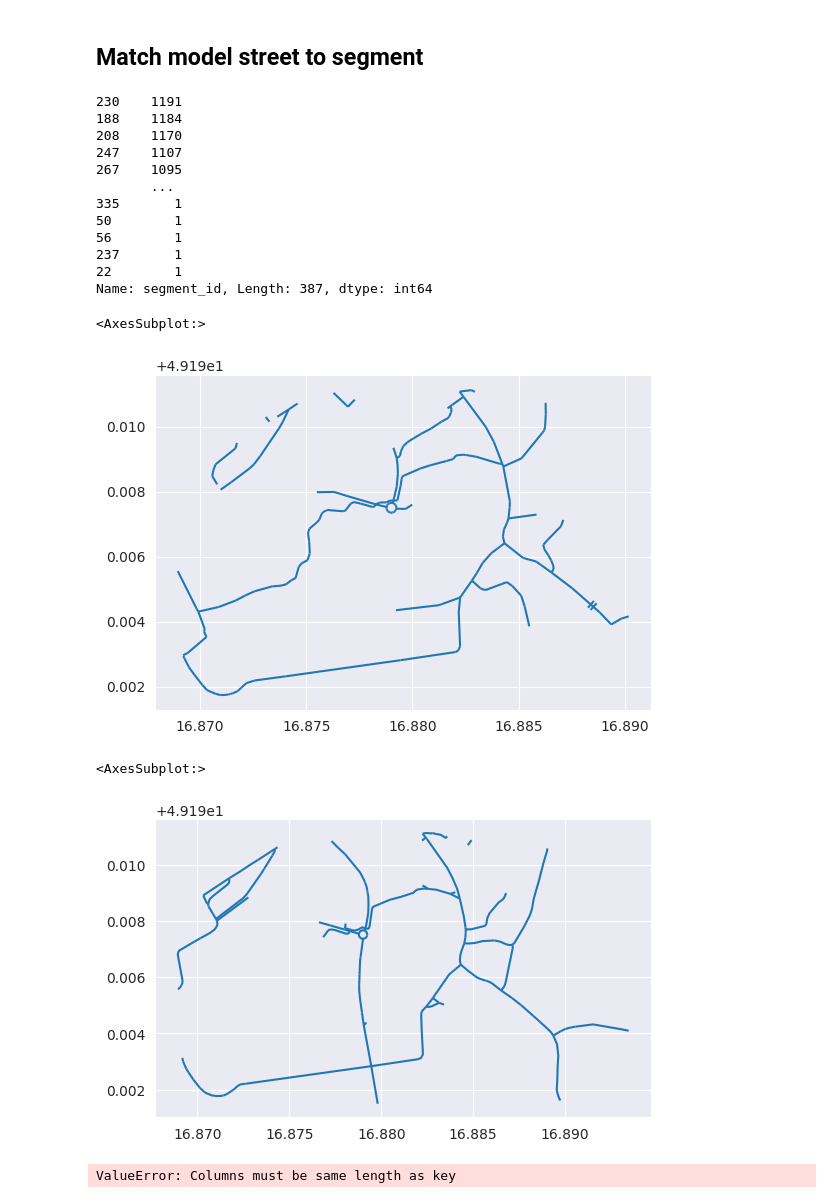
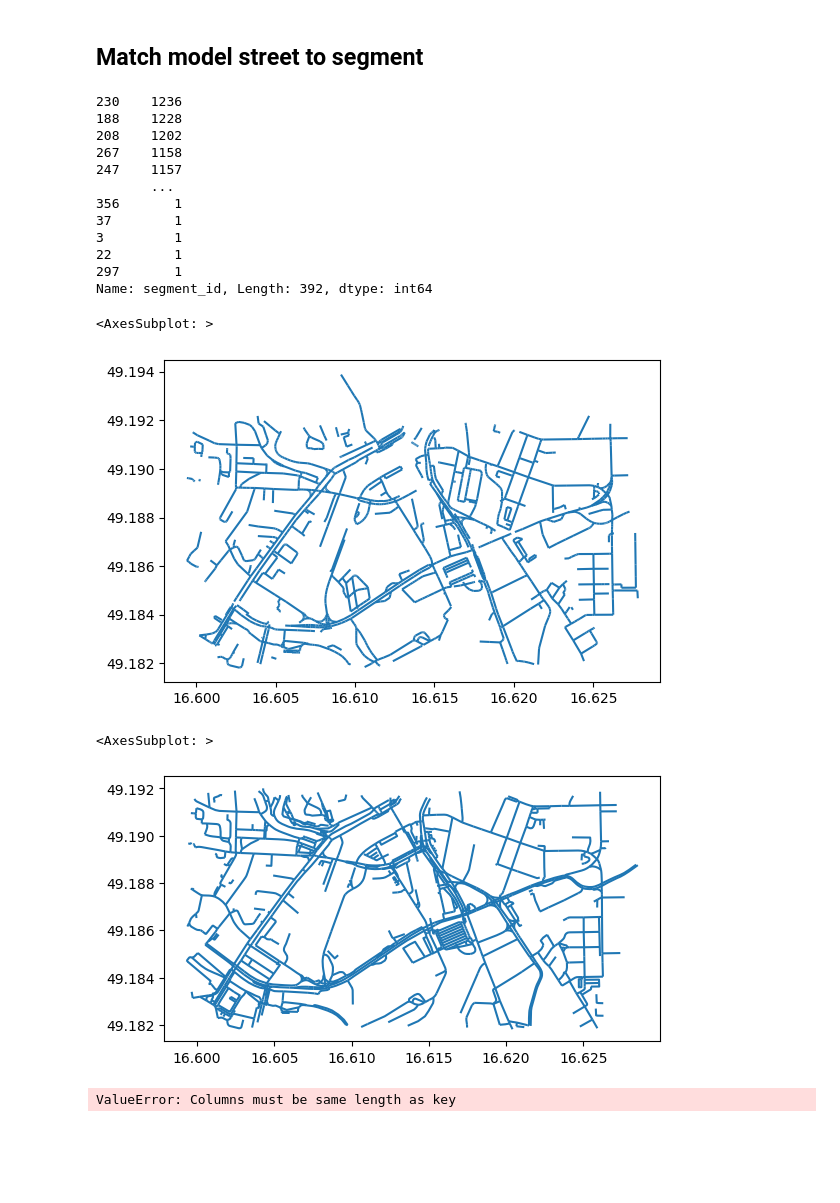
Before and after one commit to Radluy/Cycling-traffic-intensity-Brno, a Jupyter notebook: model_setup.ipynb, the cells around one changed output. Saved outputs shown, nothing was run; the diff lists cells and outputs as text; code cells hidden in the pictures; blank space fills up the shorter version.

```diff
--- a/model_setup.ipynb
+++ b/model_setup.ipynb
@@ -202,6 +204,7 @@ segments_matrix = generate_segments(bbox, NUM_OF_SEGMENTS)
 ## Match model street to segment
 # %%
 def is_in_segment(row_bbox, segment):
+    # check if falls fully into the segment (leaves streets that break segment borders)
     if row_bbox[0] < segment[0]:  # min X
         return False
     if row_bbox[1] < segment[1]:  # min Y
@@ -213,6 +216,18 @@ def is_in_segment(row_bbox, segment):
     # print(f"segment: {segment}\nrow: {row_bbox}")
     return True
 
+
+def alternative_is_in_segment(row_bbox, segment):
+    # check if start of the street lays in the segment
+    if (row_bbox[0] > segment[0]) and \
+       (row_bbox[0] < segment[2]) and \
+       (row_bbox[1] > segment[1]) and \
+       (row_bbox[1] < segment[3]):
+        return True
+    else:
+        return False
+
+
 def assign_segments_to_dataset(dataset, segment_matrix, id_column):
     segment_ids = []
     street_ids = []
@@ -221,7 +236,7 @@ def assign_segments_to_dataset(dataset, segment_matrix, id_column):
         # check every segment
         for index, segment in enumerate(segment_matrix):
             # save found segment and street ID
-            if is_in_segment(row_bbox, segment):
+            if alternative_is_in_segment(row_bbox, segment):
                 segment_ids.append(index)
                 street_ids.append(row[id_column])
                 break
@@ -235,28 +250,28 @@ biketowork_shrink = assign_segments_to_dataset(biketowork_shrink, segments_matri
 model_shrink['segment_id'].value_counts()
 biketowork_shrink['segment_id'].value_counts()
 # %% [output]
-230    1191
-188    1184
-208    1170
-247    1107
-267    1095
+230    1236
+188    1228
+208    1202
+267    1158
+247    1157
        ...
-335       1
-50        1
-56        1
-237       1
+356       1
+37        1
+3         1
 22        1
-Name: segment_id, Length: 387, dtype: int64
+297       1
+Name: segment_id, Length: 392, dtype: int64
 # %%
-gpd.GeoDataFrame(model_shrink[model_shrink['segment_id'] == 218]).plot()
+gpd.GeoDataFrame(model_shrink[model_shrink['segment_id'] == 188]).plot()
 # %% [output]
-<AxesSubplot:>
+<AxesSubplot: >
-[figure, old version]
+[figure, new version]
 # %%
-gpd.GeoDataFrame(biketowork_shrink[biketowork_shrink['segment_id'] == 218]).plot()
+gpd.GeoDataFrame(biketowork_shrink[biketowork_shrink['segment_id'] == 188]).plot()
 # %% [output]
-<AxesSubplot:>
+<AxesSubplot: >
-[figure, old version]
+[figure, new version]
 # %%
 # try street matching per segment
 for segm_id in range(len(segments_matrix)):
```
Also changed, not shown: parts of 2 cells of this notebook, 2 other files.
